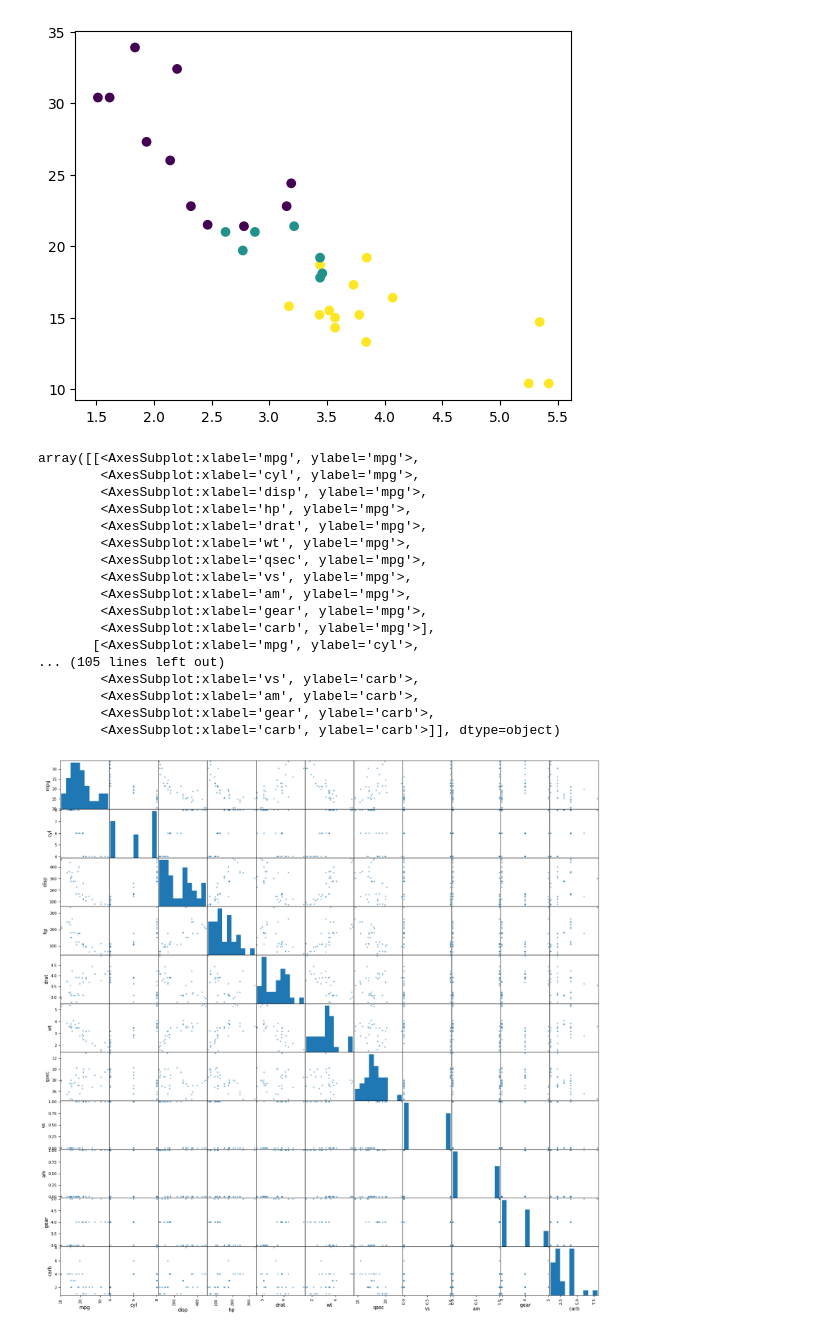
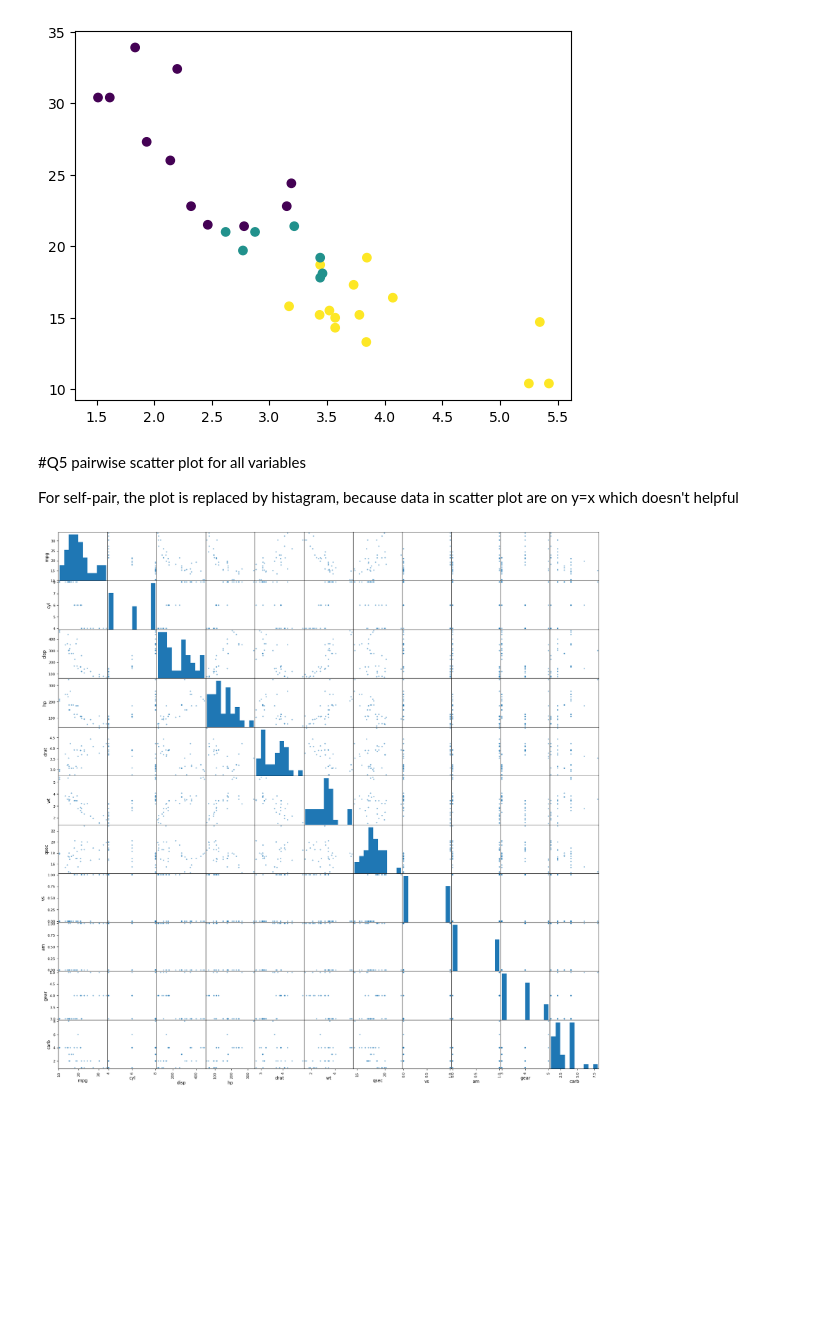
Before and after one commit to francisgan/math189group, a Jupyter notebook: hw1/hw.ipynb, the cells around one changed output. Saved outputs shown, nothing was run; the diff lists cells and outputs as text; code cells hidden in the pictures; blank space fills up the shorter version.

```diff
--- a/hw1/hw.ipynb
+++ b/hw1/hw.ipynb
@@ -97,24 +105,11 @@ plt.scatter(x=df['wt'],y=df['mpg'],c=df['cyl'])
 # %% [output]
 <matplotlib.collections.PathCollection at 0x...>
 [figure]
+# %% [markdown]
+#Q5 pairwise scatter plot for all variables
+
+For self-pair, the plot is replaced by histagram, because data in scatter plot are on y=x which doesn't helpful
 # %%
-pd.plotting.scatter_matrix(df,figsize=(20,20))
+mtx = pd.plotting.scatter_matrix(df,figsize=(22,22))
 # %% [output]
-array([[<AxesSubplot:xlabel='mpg', ylabel='mpg'>,
-        <AxesSubplot:xlabel='cyl', ylabel='mpg'>,
-        <AxesSubplot:xlabel='disp', ylabel='mpg'>,
-        <AxesSubplot:xlabel='hp', ylabel='mpg'>,
-        <AxesSubplot:xlabel='drat', ylabel='mpg'>,
-        <AxesSubplot:xlabel='wt', ylabel='mpg'>,
-        <AxesSubplot:xlabel='qsec', ylabel='mpg'>,
-        <AxesSubplot:xlabel='vs', ylabel='mpg'>,
-        <AxesSubplot:xlabel='am', ylabel='mpg'>,
-        <AxesSubplot:xlabel='gear', ylabel='mpg'>,
-        <AxesSubplot:xlabel='carb', ylabel='mpg'>],
-       [<AxesSubplot:xlabel='mpg', ylabel='cyl'>,
-... (105 lines left out)
-        <AxesSubplot:xlabel='vs', ylabel='carb'>,
-        <AxesSubplot:xlabel='am', ylabel='carb'>,
-        <AxesSubplot:xlabel='gear', ylabel='carb'>,
-        <AxesSubplot:xlabel='carb', ylabel='carb'>]], dtype=object)
-[figure, old version]
+[figure, new version]
```
Also changed, not shown: parts of 17 cells of this notebook, 8 other files.
